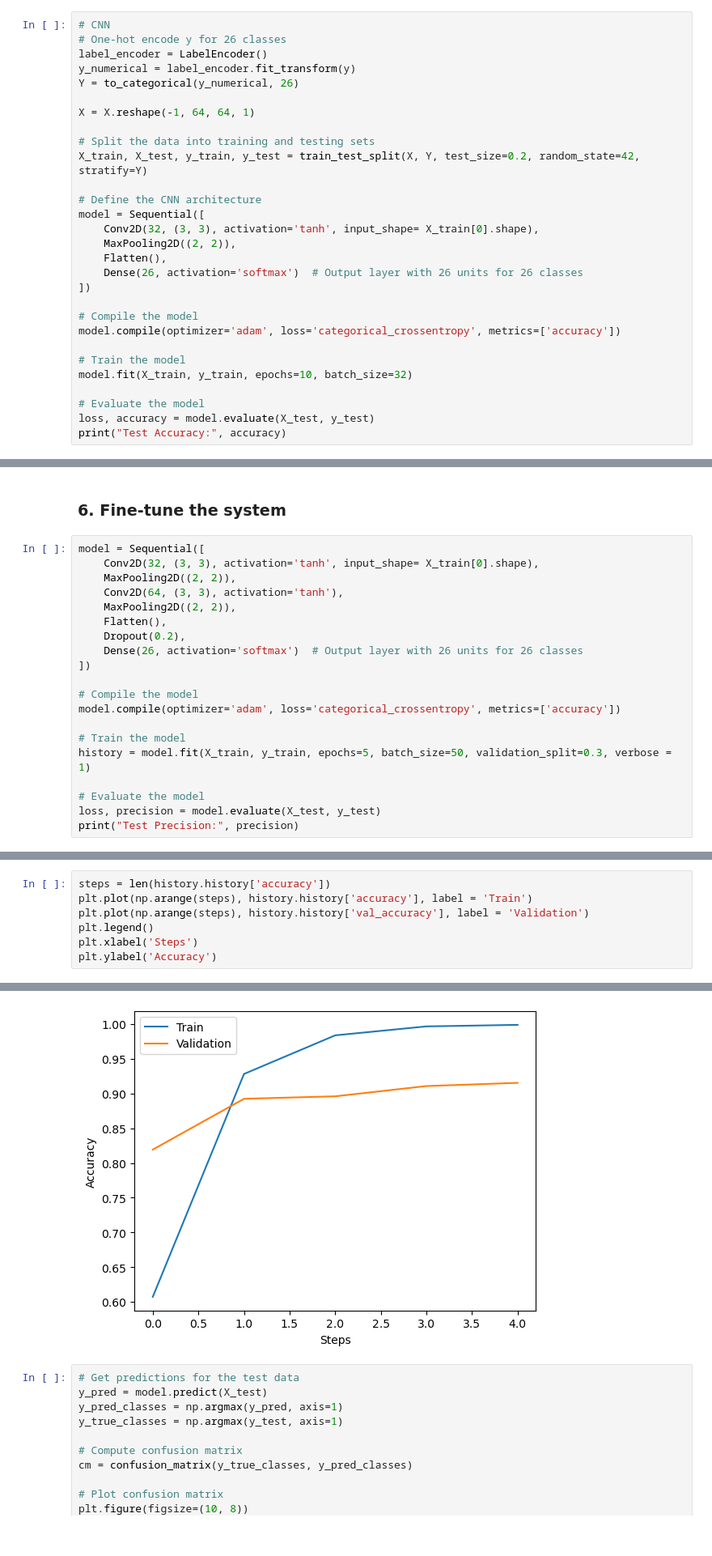
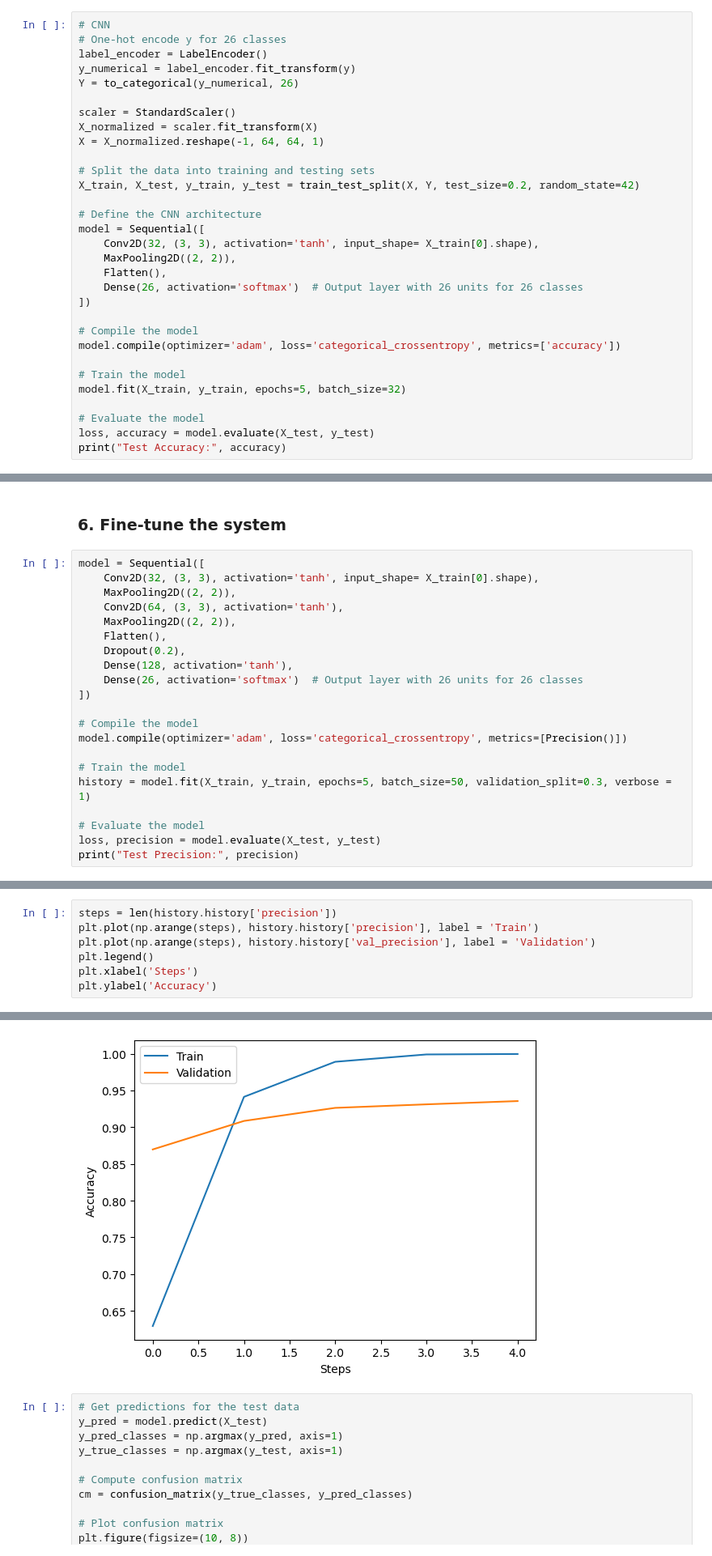
Before and after one commit to ReinhardtR/MAL1-assignment-7, a Jupyter notebook: notebook.ipynb, the cells around one changed output, grey strips where cells are left out. Shown at 81% size. Saved outputs shown, nothing was run; the diff lists cells and outputs as text.

Commit message:
change to precision and fix shit

```diff
--- a/notebook.ipynb
+++ b/notebook.ipynb
@@ -359,10 +355,12 @@ label_encoder = LabelEncoder()
 y_numerical = label_encoder.fit_transform(y)
 Y = to_categorical(y_numerical, 26)
 
-X = X.reshape(-1, 64, 64, 1)
+scaler = StandardScaler()
+X_normalized = scaler.fit_transform(X)
+X = X_normalized.reshape(-1, 64, 64, 1)
 
 # Split the data into training and testing sets
-X_train, X_test, y_train, y_test = train_test_split(X, Y, test_size=0.2, random_state=42, stratify=Y)
+X_train, X_test, y_train, y_test = train_test_split(X, Y, test_size=0.2, random_state=42)
 
 # Define the CNN architecture
 model = Sequential([
@@ -376,7 +374,7 @@ model = Sequential([
 model.compile(optimizer='adam', loss='categorical_crossentropy', metrics=['accuracy'])
 
 # Train the model
-model.fit(X_train, y_train, epochs=10, batch_size=32)
+model.fit(X_train, y_train, epochs=5, batch_size=32)
 
 # Evaluate the model
 loss, accuracy = model.evaluate(X_test, y_test)
@@ -409,11 +402,12 @@ model = Sequential([
     MaxPooling2D((2, 2)),
     Flatten(),
     Dropout(0.2),
+    Dense(128, activation='tanh'),
     Dense(26, activation='softmax')  # Output layer with 26 units for 26 classes
 ])
 
 # Compile the model
-model.compile(optimizer='adam', loss='categorical_crossentropy', metrics=['accuracy'])
+model.compile(optimizer='adam', loss='categorical_crossentropy', metrics=[Precision()])
 
 # Train the model
 history = model.fit(X_train, y_train, epochs=5, batch_size=50, validation_split=0.3, verbose = 1)
@@ -437,13 +427,13 @@ Test Precision: 0.9119657874107361
 # %%
-steps = len(history.history['accuracy'])
-plt.plot(np.arange(steps), history.history['accuracy'], label = 'Train')
-plt.plot(np.arange(steps), history.history['val_accuracy'], label = 'Validation')
+steps = len(history.history['precision'])
+plt.plot(np.arange(steps), history.history['precision'], label = 'Train')
+plt.plot(np.arange(steps), history.history['val_precision'], label = 'Validation')
 plt.legend()
 plt.xlabel('Steps')
 plt.ylabel('Accuracy')
 # %% [output]
 Text(0, 0.5, 'Accuracy')
-[figure, old version]
+[figure, new version]
 # %%
 # Get predictions for the test data
 y_pred = model.predict(X_test)
```
Also changed, not shown: parts of 3 cells of this notebook.
